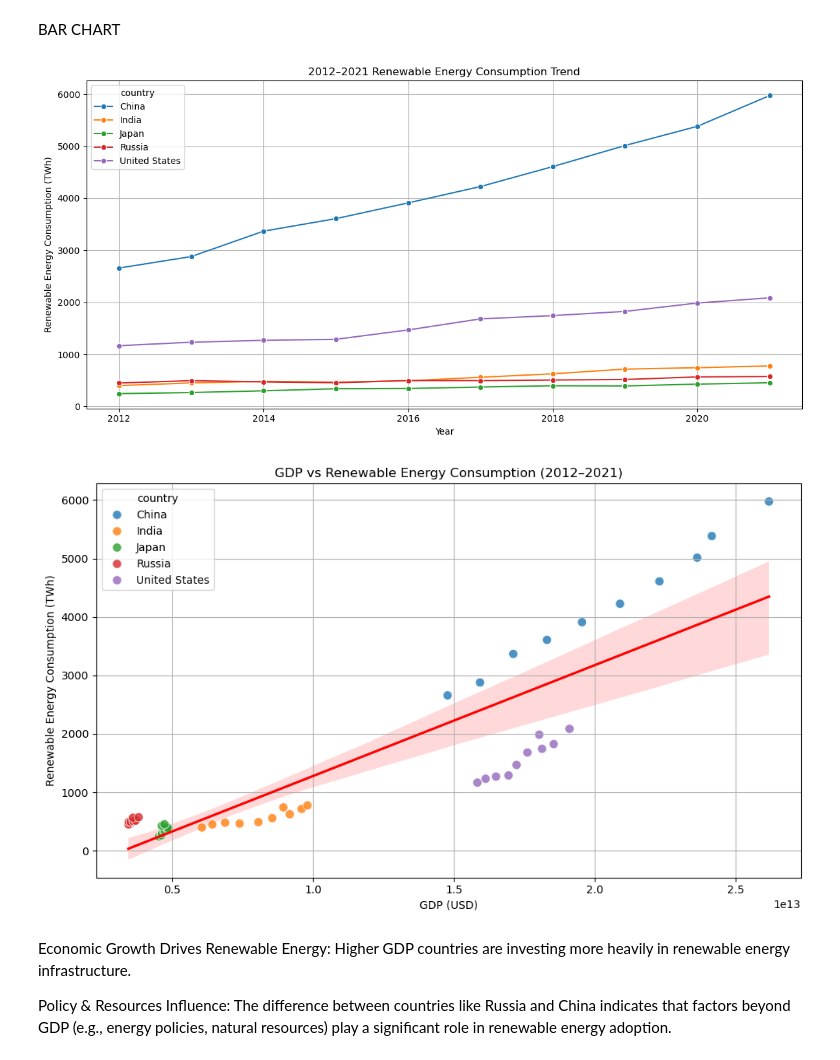
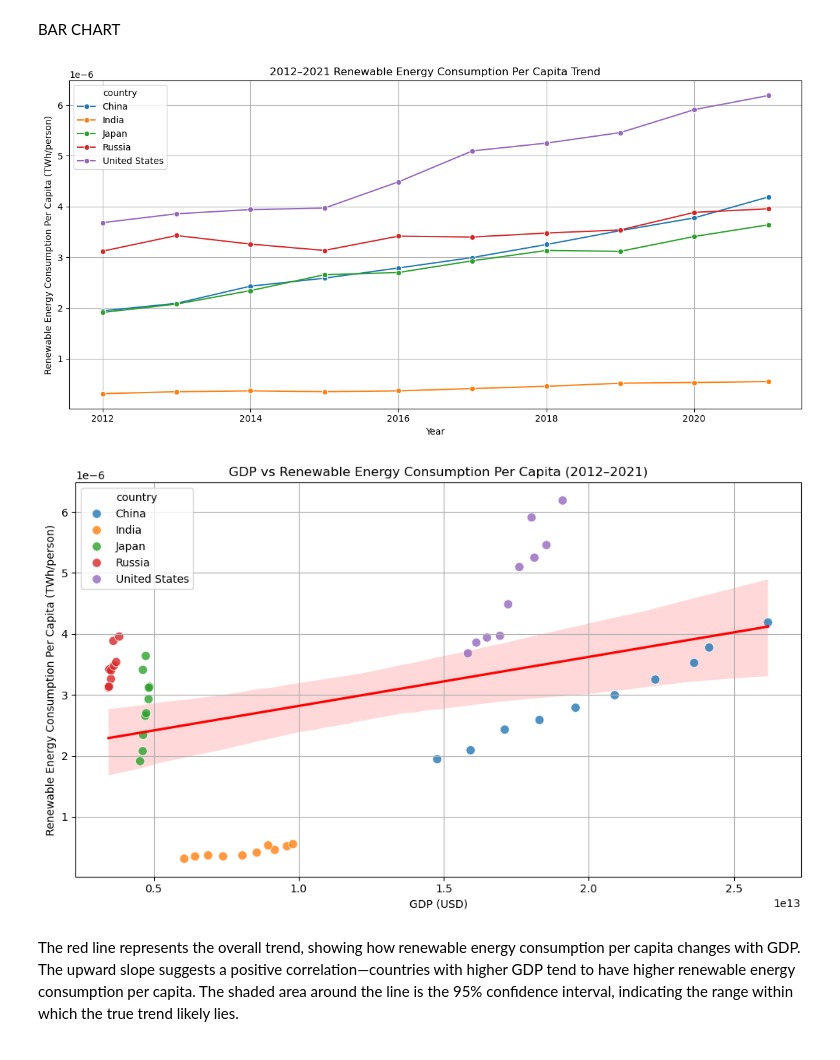
Before and after one commit to JithinBathula/MS0003-Group-Project, a Jupyter notebook: MS0003.EDA.V1.ipynb, the cells around one changed output. Saved outputs shown, nothing was run; the diff lists cells and outputs as text; code cells hidden in the pictures.

```diff
--- a/MS0003.EDA.V1.ipynb
+++ b/MS0003.EDA.V1.ipynb
@@ -108,43 +108,59 @@ plt.show()
 # %% [markdown]
 BAR CHART
 # %%
+import pandas as pd
+import matplotlib.pyplot as plt
+import seaborn as sns
+
+# Load the data
 url = "https://github.com/owid/energy-data/raw/master/owid-energy-data.csv"
 data = pd.read_csv(url)
 
 # Select the required columns
 columns_of_interest = [
     'year', 'country', 'population', 'gdp',
     'solar_consumption', 'wind_consumption', 'hydro_consumption'
 ]
 df = data[columns_of_interest]
 
 # Fill missing values
 df = df.fillna(0)
 
 # Keep only data from 2012 to 2021
 df = df[(df['year'] >= 2012) & (df['year'] <= 2021)]
 
 # Filter specific countries
-countries = ['China', 'United States', 'Russia','India', 'Japan']
+countries = ['China', 'United States', 'Russia', 'India', 'Japan']
 df = df[df['country'].isin(countries)]
 
 # Add a "Total Renewables" column
 df['total_renewables'] = df['solar_consumption'] + df['wind_consumption'] + df['hydro_consumption']
 
-# Plot the graph
+# Calculate per capita renewable energy consumption
+df['renewables_per_capita'] = df['total_renewables'] / df['population']
+
+# Plot the graph for per capita renewable energy consumption
 plt.figure(figsize=(12, 6))
-sns.lineplot(data=df, x='year', y='total_renewables', hue='country', marker='o')
-plt.title('2012–2021 Renewable Energy Consumption Trend')
-plt.ylabel('Renewable Energy Consumption (TWh)')
+sns.lineplot(data=df, x='year', y='renewables_per_capita', hue='country', marker='o')
+plt.title('2012–2021 Renewable Energy Consumption Per Capita Trend')
+plt.ylabel('Renewable Energy Consumption Per Capita (TWh/person)')
 plt.xlabel('Year')
 plt.grid(True)
 plt.tight_layout()
 plt.show()
 # %% [output]
-[figure, old version]
+[figure, new version]
 # %%
-#Select columns
-columns = ['year', 'country', 'gdp', 'solar_consumption', 'wind_consumption', 'hydro_consumption']
+import pandas as pd
+import matplotlib.pyplot as plt
+import seaborn as sns
+
+# Load the data
+url = "https://github.com/owid/energy-data/raw/master/owid-energy-data.csv"
+data = pd.read_csv(url)
+
+# Select the required columns
+columns = ['year', 'country', 'population', 'gdp', 'solar_consumption', 'wind_consumption', 'hydro_consumption']
 df = data[columns]
 
 # Fill missing values
@@ -152,19 +168,22 @@ df = df.fillna(0)
 
 # Filter by years and countries
 df = df[(df['year'] >= 2012) & (df['year'] <= 2021)]
-df = df[df['country'].isin(['China', 'United States', 'Russia','India', 'Japan'])]
+df = df[df['country'].isin(['China', 'United States', 'Russia', 'India', 'Japan'])]
 
 # Calculate total renewable energy
 df['total_renewables'] = df['solar_consumption'] + df['wind_consumption'] + df['hydro_consumption']
 
-# Plot: GDP vs Renewable Energy Consumption (with regression line and confidence interval)
+# Calculate per capita renewable energy consumption
+df['renewables_per_capita'] = df['total_renewables'] / df['population']
+
+# Plot: GDP vs Renewable Energy Per Capita (with regression line and confidence interval)
 plt.figure(figsize=(10, 6))
 
 # Regression line (all countries combined)
 sns.regplot(
     data=df,
     x='gdp',
-    y='total_renewables',
+    y='renewables_per_capita',
     scatter=False,
     line_kws={'color': 'red'},
     ci=95  # 95% confidence interval
@@ -174,22 +193,21 @@ sns.regplot(
 sns.scatterplot(
     data=df,
     x='gdp',
-    y='total_renewables',
+    y='renewables_per_capita',
     hue='country',
     s=70,
     alpha=0.8
 )
 
-plt.title('GDP vs Renewable Energy Consumption (2012–2021)')
+plt.title('GDP vs Renewable Energy Consumption Per Capita (2012–2021)')
 plt.xlabel('GDP (USD)')
-plt.ylabel('Renewable Energy Consumption (TWh)')
+plt.ylabel('Renewable Energy Consumption Per Capita (TWh/person)')
 plt.grid(True)
 plt.tight_layout()
 plt.show()
 # %% [output]
-[figure, old version]
+[figure, new version]
 # %% [markdown]
-Economic Growth Drives Renewable Energy: Higher GDP countries are investing more heavily in renewable energy infrastructure.
-
-Policy & Resources Influence: The difference between countries like Russia and China indicates that factors beyond GDP (e.g., energy policies, natural resources) play a significant role in renewable energy adoption.
+The red line represents the overall trend, showing how renewable energy consumption per capita changes with GDP. The upward slope suggests a positive correlation—countries with higher GDP tend to have higher renewable energy consumption per capita.
+The shaded area around the line is the 95% confidence interval, indicating the range within which the true trend likely lies.
 # %% [markdown]
```
Also changed, not shown: parts of 3 cells of this notebook.
